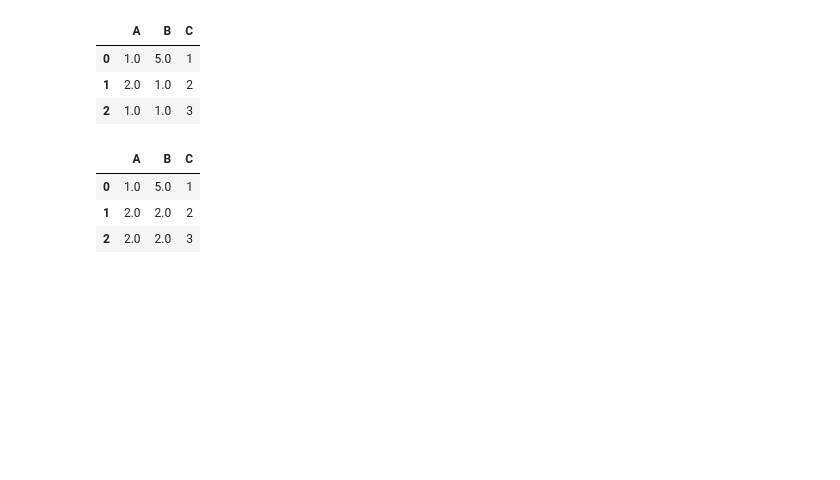
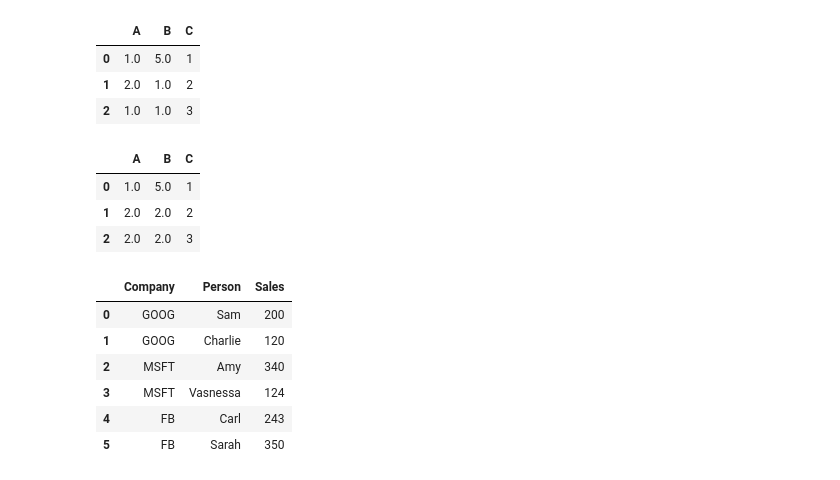
Before and after one commit to asheshh-lal/Python_practice_libraries, a Jupyter notebook: pandas.ipynb, the cells around one changed output. Cells and saved outputs as stored; diff of their text form; code cells hidden in the pictures; blank space fills up the shorter version.

```diff
--- a/pandas.ipynb
+++ b/pandas.ipynb
@@ -689,0 +698,10 @@ df.fillna(df['A'].max())
+# %%
+df
+# %% [output]
+|  | Company | Person | Sales |
+| 0 | GOOG | Sam | 200 |
+| 1 | GOOG | Charlie | 120 |
+| 2 | MSFT | Amy | 340 |
+| 3 | MSFT | Vasnessa | 124 |
+| 4 | FB | Carl | 243 |
+| 5 | FB | Sarah | 350 |
```
Also changed, not shown: parts of 17 cells of this notebook.
